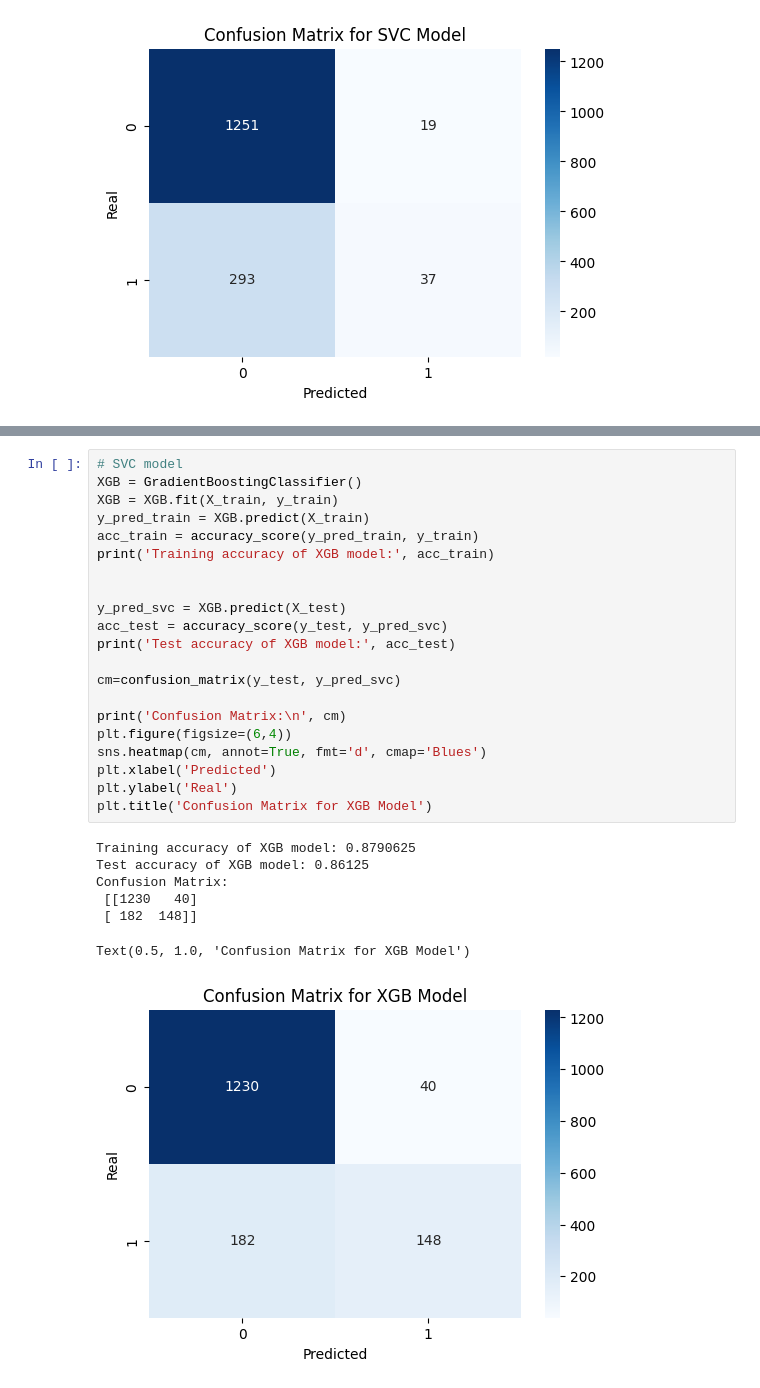
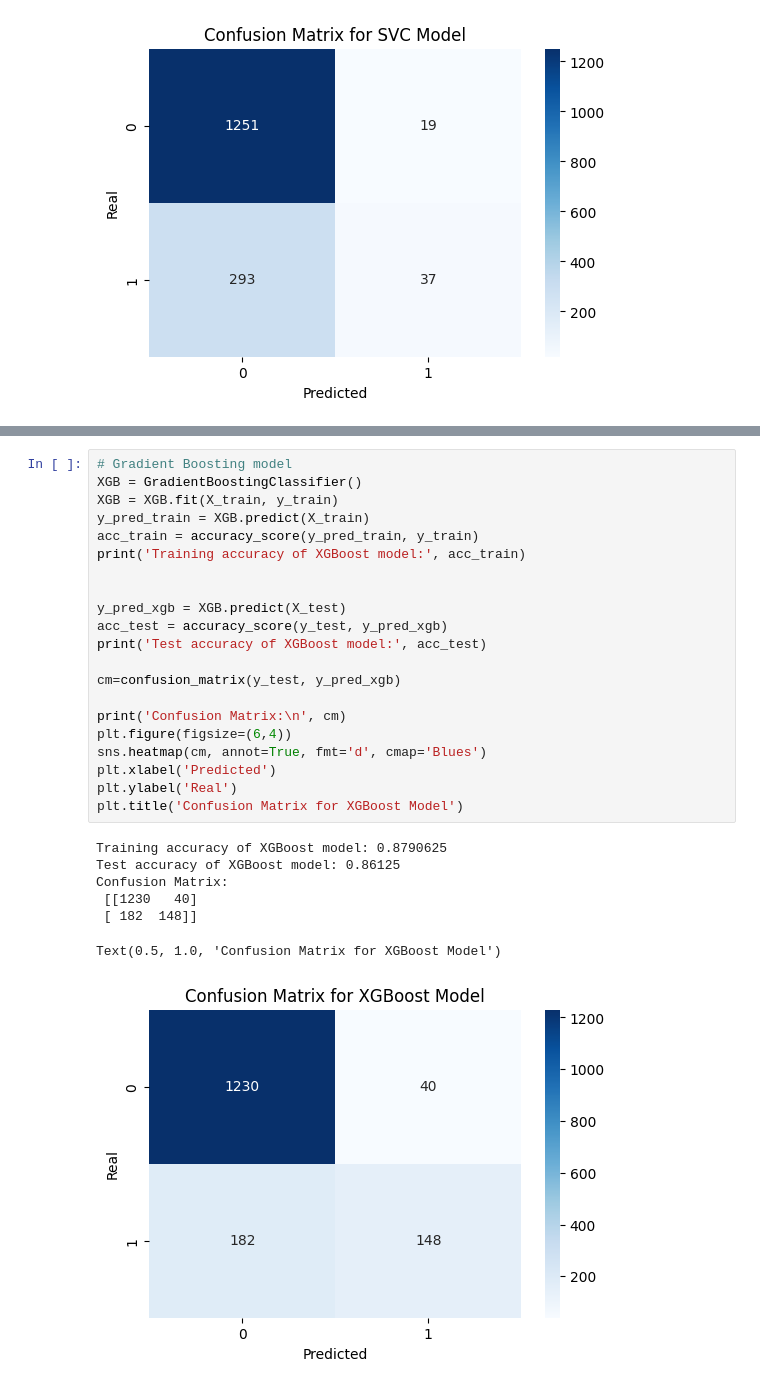
Before and after one commit to Design3Website/MachineLearning_PredictingChurnRate, a Jupyter notebook: Mon_Model.ipynb, the cells around one changed output, grey strips where cells are left out. Cells and saved outputs as stored; diff of their text form.

```diff
--- a/Mon_Model.ipynb
+++ b/Mon_Model.ipynb
@@ -521,30 +520,30 @@ Text(0.5, 1.0, 'Confusion Matrix for RF Model')
 # %%
-# SVC model
+# Gradient Boosting model
 XGB = GradientBoostingClassifier()
 XGB = XGB.fit(X_train, y_train)
 y_pred_train = XGB.predict(X_train)
 acc_train = accuracy_score(y_pred_train, y_train)
-print('Training accuracy of XGB model:', acc_train)
+print('Training accuracy of XGBoost model:', acc_train)
 
 
-y_pred_svc = XGB.predict(X_test)
-acc_test = accuracy_score(y_test, y_pred_svc)
-print('Test accuracy of XGB model:', acc_test)
+y_pred_xgb = XGB.predict(X_test)
+acc_test = accuracy_score(y_test, y_pred_xgb)
+print('Test accuracy of XGBoost model:', acc_test)
 
-cm=confusion_matrix(y_test, y_pred_svc)
+cm=confusion_matrix(y_test, y_pred_xgb)
 
 print('Confusion Matrix:\n', cm)
 plt.figure(figsize=(6,4))
 sns.heatmap(cm, annot=True, fmt='d', cmap='Blues')
 plt.xlabel('Predicted')
 plt.ylabel('Real')
-plt.title('Confusion Matrix for XGB Model')
+plt.title('Confusion Matrix for XGBoost Model')
 # %% [output]
-Training accuracy of XGB model: 0.8790625
-Test accuracy of XGB model: 0.86125
+Training accuracy of XGBoost model: 0.8790625
+Test accuracy of XGBoost model: 0.86125
 Confusion Matrix:
  [[1230   40]
  [ 182  148]]
-Text(0.5, 1.0, 'Confusion Matrix for XGB Model')
+Text(0.5, 1.0, 'Confusion Matrix for XGBoost Model')
-[figure, old version]
+[figure, new version]
 # %%
```
Also changed, not shown: parts of 15 cells of this notebook.
